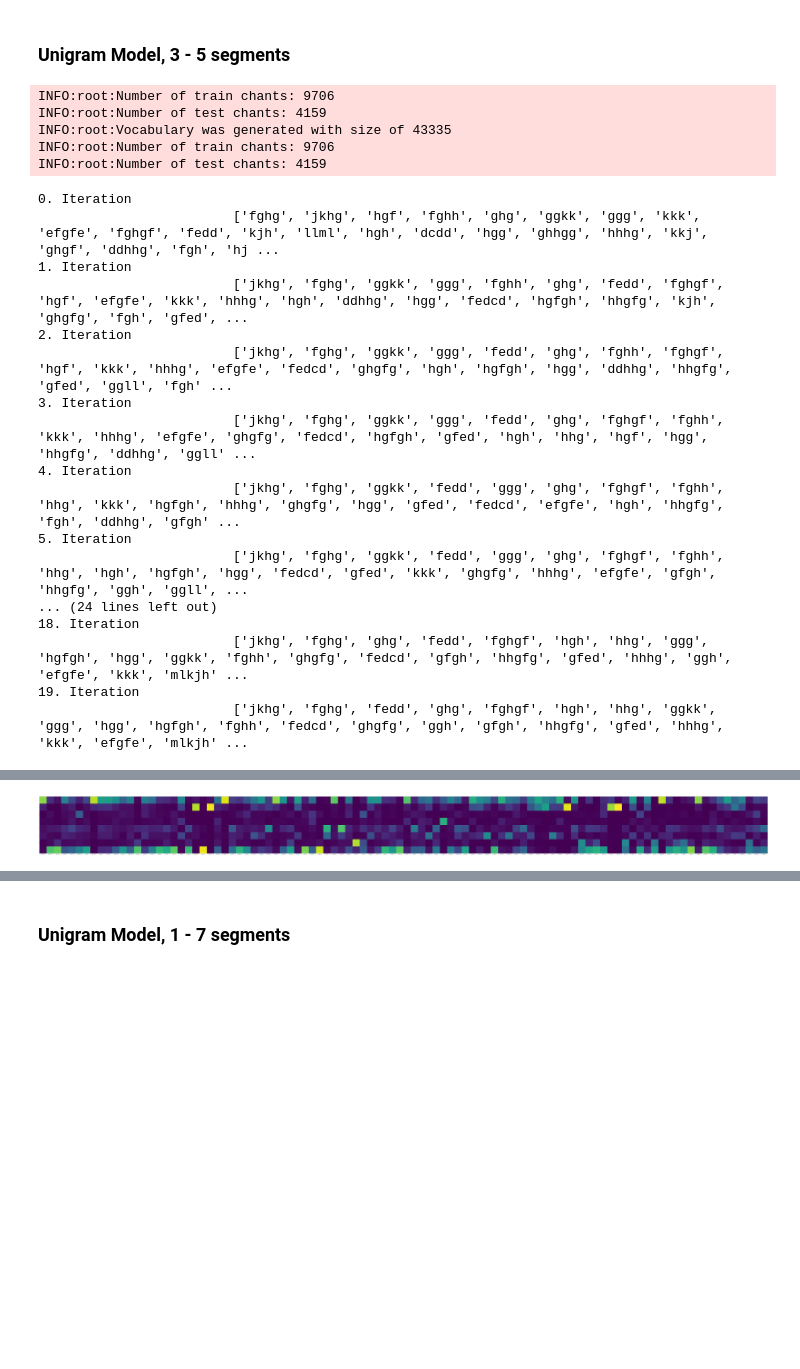
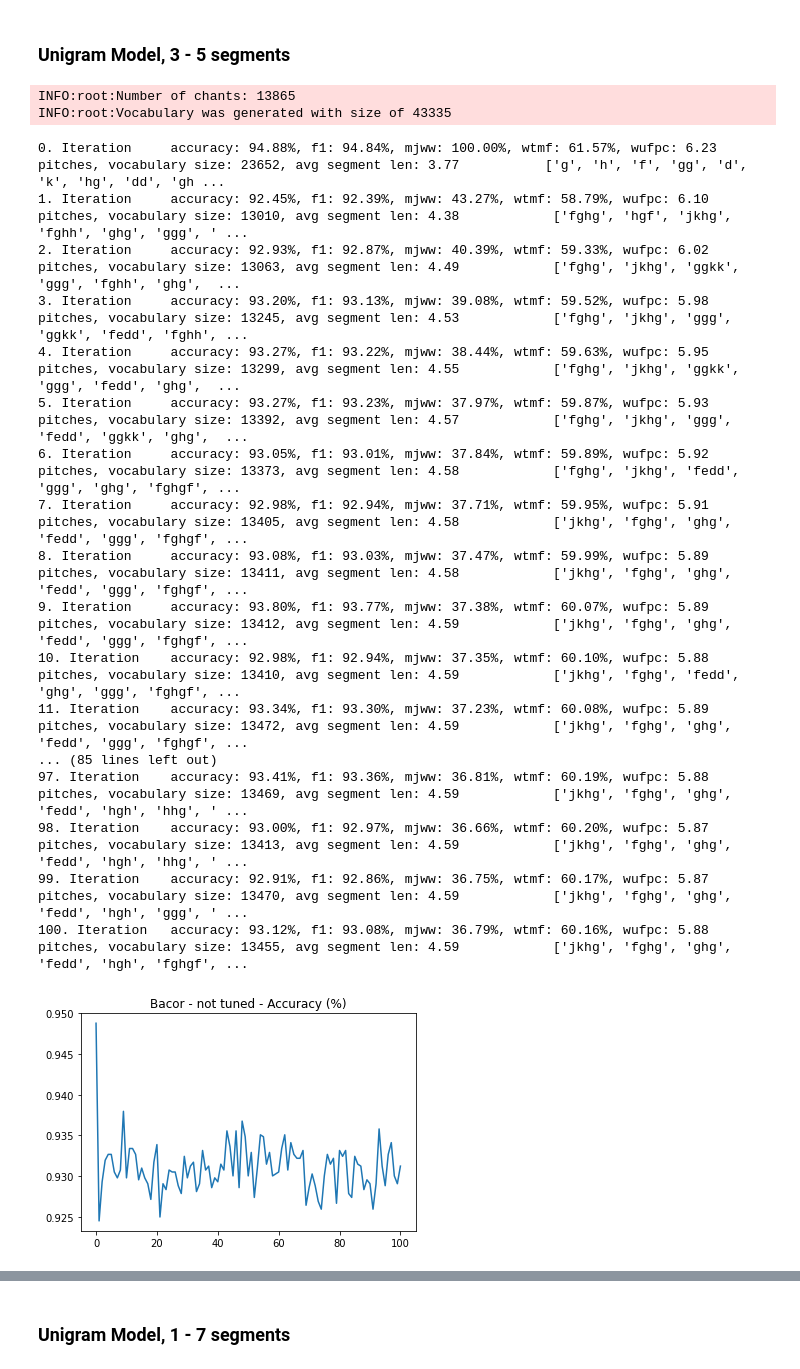
Before and after one commit to lanzv/Master-Thesis, a Jupyter notebook: models/experiments.ipynb, the cells around one changed output, grey strips where cells are left out. Drawn from its saved outputs; the diff is of its cells as text; code cells hidden in the pictures; blank space fills up the shorter version.

```diff
--- a/models/experiments.ipynb
+++ b/models/experiments.ipynb
@@ -304,37 +245,35 @@ Top selected melodies - from model: ['ggkkjkhg', 'hhgfghg', 'kkjkhg', 'llmlkjh',
 # %%
 from src.utils.loader import prepare_dataset
 from src.models.unigram_model import UnigramModel
 from src.eval.pipelines import evaluation_pipeline
 
 # Get Data
 X, y = prepare_dataset()
 # Init model
 model = UnigramModel(min_size=3, max_size=5)
 # Train and Fit model
-final_segmentation = model.predict_segments(X, iterations=20)
+final_segmentation = model.predict_segments(X, y, iterations=100, init_mode =  "words")
 # Evaluate model
 bacor, mjww, wtmf, wufpc, selected_features, bacor_model = evaluation_pipeline(
     final_segmentation, y, max_features_from_model = 100, include_additative = False)
 # %% [output]
-INFO:root:Number of train chants: 9706
-INFO:root:Number of test chants: 4159
+INFO:root:Number of chants: 13865
 INFO:root:Vocabulary was generated with size of 43335
-INFO:root:Number of train chants: 9706
-INFO:root:Number of test chants: 4159
-0. Iteration
-                         ['fghg', 'jkhg', 'hgf', 'fghh', 'ghg', 'ggkk', 'ggg', 'kkk', 'efgfe', 'fghgf', 'fedd', 'kjh', 'llml', 'hgh', 'dcdd', 'hgg', 'ghhgg', 'hhhg', 'kkj', 'ghgf', 'ddhhg', 'fgh', 'hj ...
-1. Iteration
-                         ['jkhg', 'fghg', 'ggkk', 'ggg', 'fghh', 'ghg', 'fedd', 'fghgf', 'hgf', 'efgfe', 'kkk', 'hhhg', 'hgh', 'ddhhg', 'hgg', 'fedcd', 'hgfgh', 'hhgfg', 'kjh', 'ghgfg', 'fgh', 'gfed', ...
-2. Iteration
-                         ['jkhg', 'fghg', 'ggkk', 'ggg', 'fedd', 'ghg', 'fghh', 'fghgf', 'hgf', 'kkk', 'hhhg', 'efgfe', 'fedcd', 'ghgfg', 'hgh', 'hgfgh', 'hgg', 'ddhhg', 'hhgfg', 'gfed', 'ggll', 'fgh' ...
-3. Iteration
-                         ['jkhg', 'fghg', 'ggkk', 'ggg', 'fedd', 'ghg', 'fghgf', 'fghh', 'kkk', 'hhhg', 'efgfe', 'ghgfg', 'fedcd', 'hgfgh', 'gfed', 'hgh', 'hhg', 'hgf', 'hgg', 'hhgfg', 'ddhhg', 'ggll' ...
-4. Iteration
-                         ['jkhg', 'fghg', 'ggkk', 'fedd', 'ggg', 'ghg', 'fghgf', 'fghh', 'hhg', 'kkk', 'hgfgh', 'hhhg', 'ghgfg', 'hgg', 'gfed', 'fedcd', 'efgfe', 'hgh', 'hhgfg', 'fgh', 'ddhhg', 'gfgh' ...
-5. Iteration
-                         ['jkhg', 'fghg', 'ggkk', 'fedd', 'ggg', 'ghg', 'fghgf', 'fghh', 'hhg', 'hgh', 'hgfgh', 'hgg', 'fedcd', 'gfed', 'kkk', 'ghgfg', 'hhhg', 'efgfe', 'gfgh', 'hhgfg', 'ggh', 'ggll', ...
-... (24 lines left out)
-18. Iteration
-                         ['jkhg', 'fghg', 'ghg', 'fedd', 'fghgf', 'hgh', 'hhg', 'ggg', 'hgfgh', 'hgg', 'ggkk', 'fghh', 'ghgfg', 'fedcd', 'gfgh', 'hhgfg', 'gfed', 'hhhg', 'ggh', 'efgfe', 'kkk', 'mlkjh' ...
-19. Iteration
-                         ['jkhg', 'fghg', 'fedd', 'ghg', 'fghgf', 'hgh', 'hhg', 'ggkk', 'ggg', 'hgg', 'hgfgh', 'fghh', 'fedcd', 'ghgfg', 'ggh', 'gfgh', 'hhgfg', 'gfed', 'hhhg', 'kkk', 'efgfe', 'mlkjh' ...
+0. Iteration     accuracy: 94.88%, f1: 94.84%, mjww: 100.00%, wtmf: 61.57%, wufpc: 6.23 pitches, vocabulary size: 23652, avg segment len: 3.77           ['g', 'h', 'f', 'gg', 'd', 'k', 'hg', 'dd', 'gh ...
+1. Iteration     accuracy: 92.45%, f1: 92.39%, mjww: 43.27%, wtmf: 58.79%, wufpc: 6.10 pitches, vocabulary size: 13010, avg segment len: 4.38            ['fghg', 'hgf', 'jkhg', 'fghh', 'ghg', 'ggg', ' ...
+2. Iteration     accuracy: 92.93%, f1: 92.87%, mjww: 40.39%, wtmf: 59.33%, wufpc: 6.02 pitches, vocabulary size: 13063, avg segment len: 4.49            ['fghg', 'jkhg', 'ggkk', 'ggg', 'fghh', 'ghg',  ...
+3. Iteration     accuracy: 93.20%, f1: 93.13%, mjww: 39.08%, wtmf: 59.52%, wufpc: 5.98 pitches, vocabulary size: 13245, avg segment len: 4.53            ['fghg', 'jkhg', 'ggg', 'ggkk', 'fedd', 'fghh', ...
+4. Iteration     accuracy: 93.27%, f1: 93.22%, mjww: 38.44%, wtmf: 59.63%, wufpc: 5.95 pitches, vocabulary size: 13299, avg segment len: 4.55            ['fghg', 'jkhg', 'ggkk', 'ggg', 'fedd', 'ghg',  ...
+5. Iteration     accuracy: 93.27%, f1: 93.23%, mjww: 37.97%, wtmf: 59.87%, wufpc: 5.93 pitches, vocabulary size: 13392, avg segment len: 4.57            ['fghg', 'jkhg', 'ggg', 'fedd', 'ggkk', 'ghg',  ...
+6. Iteration     accuracy: 93.05%, f1: 93.01%, mjww: 37.84%, wtmf: 59.89%, wufpc: 5.92 pitches, vocabulary size: 13373, avg segment len: 4.58            ['fghg', 'jkhg', 'fedd', 'ggg', 'ghg', 'fghgf', ...
+7. Iteration     accuracy: 92.98%, f1: 92.94%, mjww: 37.71%, wtmf: 59.95%, wufpc: 5.91 pitches, vocabulary size: 13405, avg segment len: 4.58            ['jkhg', 'fghg', 'ghg', 'fedd', 'ggg', 'fghgf', ...
+8. Iteration     accuracy: 93.08%, f1: 93.03%, mjww: 37.47%, wtmf: 59.99%, wufpc: 5.89 pitches, vocabulary size: 13411, avg segment len: 4.58            ['jkhg', 'fghg', 'ghg', 'fedd', 'ggg', 'fghgf', ...
+9. Iteration     accuracy: 93.80%, f1: 93.77%, mjww: 37.38%, wtmf: 60.07%, wufpc: 5.89 pitches, vocabulary size: 13412, avg segment len: 4.59            ['jkhg', 'fghg', 'ghg', 'fedd', 'ggg', 'fghgf', ...
+10. Iteration    accuracy: 92.98%, f1: 92.94%, mjww: 37.35%, wtmf: 60.10%, wufpc: 5.88 pitches, vocabulary size: 13410, avg segment len: 4.59            ['jkhg', 'fghg', 'fedd', 'ghg', 'ggg', 'fghgf', ...
+11. Iteration    accuracy: 93.34%, f1: 93.30%, mjww: 37.23%, wtmf: 60.08%, wufpc: 5.89 pitches, vocabulary size: 13472, avg segment len: 4.59            ['jkhg', 'fghg', 'ghg', 'fedd', 'ggg', 'fghgf', ...
+... (85 lines left out)
+97. Iteration    accuracy: 93.41%, f1: 93.36%, mjww: 36.81%, wtmf: 60.19%, wufpc: 5.88 pitches, vocabulary size: 13469, avg segment len: 4.59            ['jkhg', 'fghg', 'ghg', 'fedd', 'hgh', 'hhg', ' ...
+98. Iteration    accuracy: 93.00%, f1: 92.97%, mjww: 36.66%, wtmf: 60.20%, wufpc: 5.87 pitches, vocabulary size: 13413, avg segment len: 4.59            ['jkhg', 'fghg', 'ghg', 'fedd', 'hgh', 'hhg', ' ...
+99. Iteration    accuracy: 92.91%, f1: 92.86%, mjww: 36.75%, wtmf: 60.17%, wufpc: 5.87 pitches, vocabulary size: 13470, avg segment len: 4.59            ['jkhg', 'fghg', 'ghg', 'fedd', 'hgh', 'ggg', ' ...
+100. Iteration   accuracy: 93.12%, f1: 93.08%, mjww: 36.79%, wtmf: 60.16%, wufpc: 5.88 pitches, vocabulary size: 13455, avg segment len: 4.59            ['jkhg', 'fghg', 'ghg', 'fedd', 'hgh', 'fghgf', ...
+[figure, new version]
@@ -363 +305,0 @@ Top selected melodies - from model: ['jkhg', 'fghg', 'fedd', 'ghg', 'hgh', 'fghg
-[figure, old version]
```
Also changed, not shown: parts of 16 cells of this notebook.
